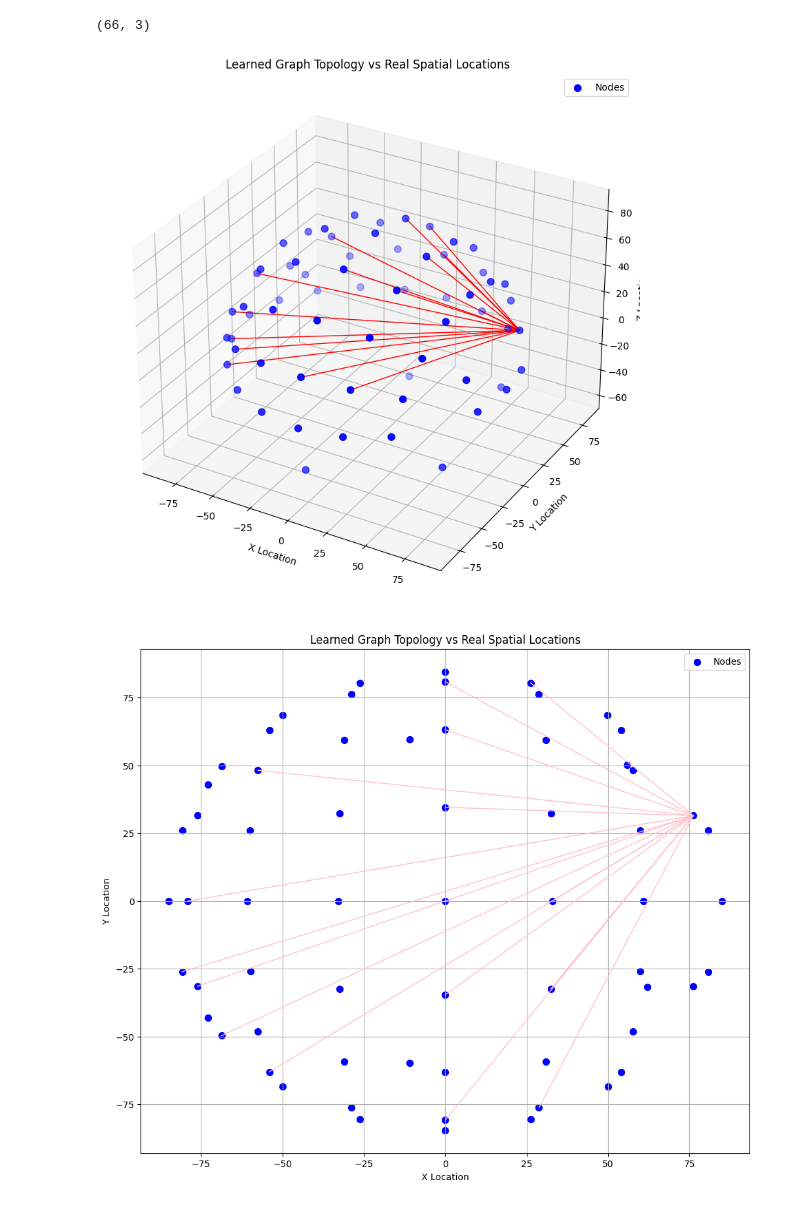
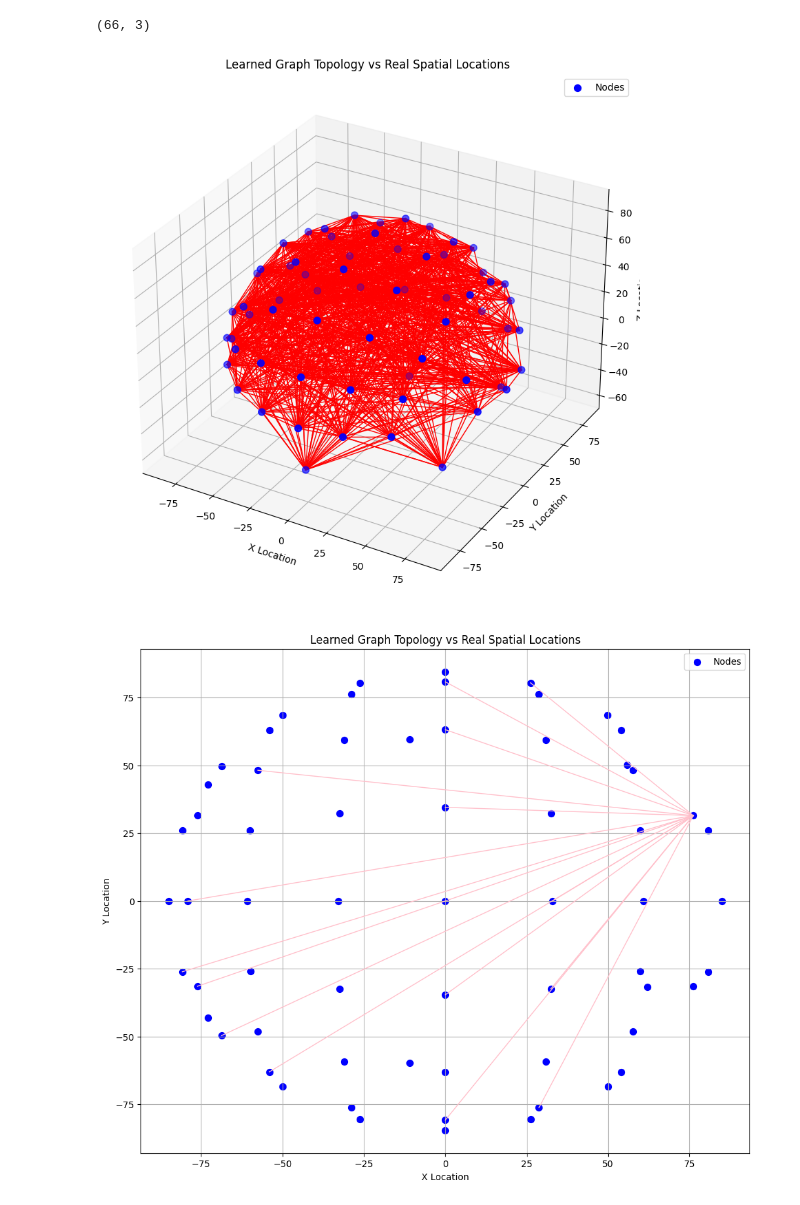
Before and after one commit to t-mariani/multi-time-gnn, a Jupyter notebook: plots/plot_learned_graphs.ipynb, the cells around one changed output. Cells and saved outputs as stored; diff of their text form; code cells hidden in the pictures.

```diff
--- a/plots/plot_learned_graphs.ipynb
+++ b/plots/plot_learned_graphs.ipynb
@@ -50,35 +50,35 @@ ax = fig.add_subplot(111, projection='3d')
 xs = real_locations[:, 0]
 ys = real_locations[:, 1]
 zs = real_locations[:, 2]
 
 ax.scatter(xs, ys, zs, c='blue', s=50, label='Nodes')
 
 # 2. Plot the Edges based on Adjacency Matrix
 # Get the indices (i, j) where an edge exists (value > 0)
 rows, cols = np.where(learned_adj > 0)
 
 for i, j in zip(rows, cols):
     # if i < j: # Ensure we don't draw the same edge twice (i->j and j->i)
-    if learned_adj[i, j].item() == 1. and i ==3:
+    if learned_adj[i, j].item() == 1.:
         # Get coordinates for the two connected nodes
         x_line = [real_locations[i, 0], real_locations[j, 0]]
         y_line = [real_locations[i, 1], real_locations[j, 1]]
         z_line = [real_locations[i, 2], real_locations[j, 2]]
 
         # Draw the line
         # You can map the alpha (opacity) to the edge weight to show connection strength
         weight = learned_adj[i, j].item()
         ax.plot(x_line, y_line, z_line, color='red', alpha=weight, linewidth=1)
 
 ax.set_xlabel('X Location')
 ax.set_ylabel('Y Location')
 ax.set_zlabel('Z Location')
 ax.set_title('Learned Graph Topology vs Real Spatial Locations')
 plt.legend()
 plt.savefig("learned_graph.png")
 plt.show()
 # %% [output]
-[figure, old version]
+[figure, new version]
 # %%
 import numpy as np
 import matplotlib.pyplot as plt
```
Also changed, not shown: parts of 2 cells of this notebook, 5 other files.
